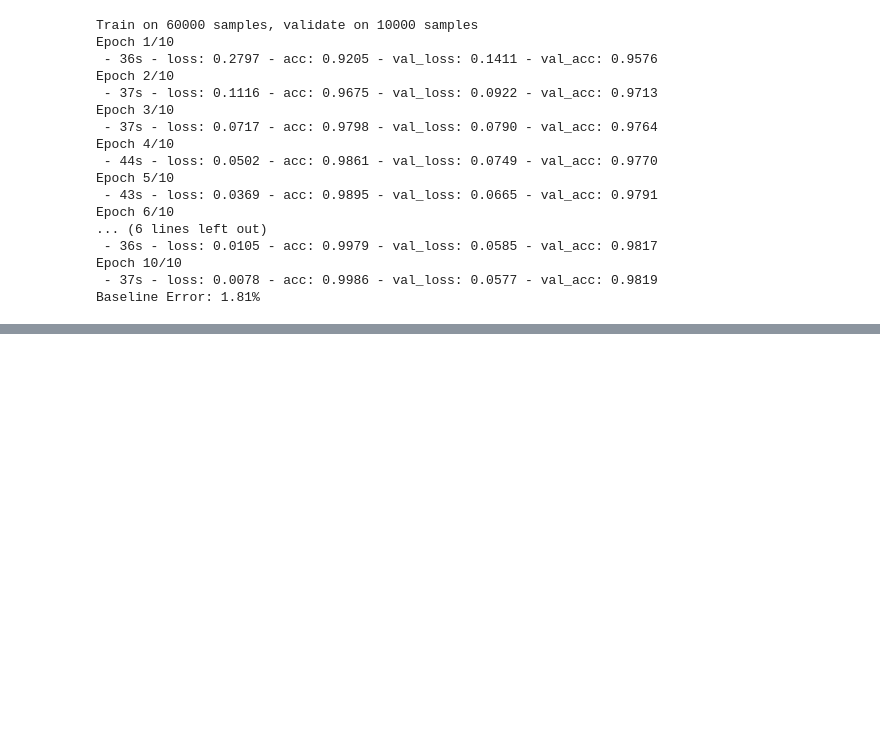
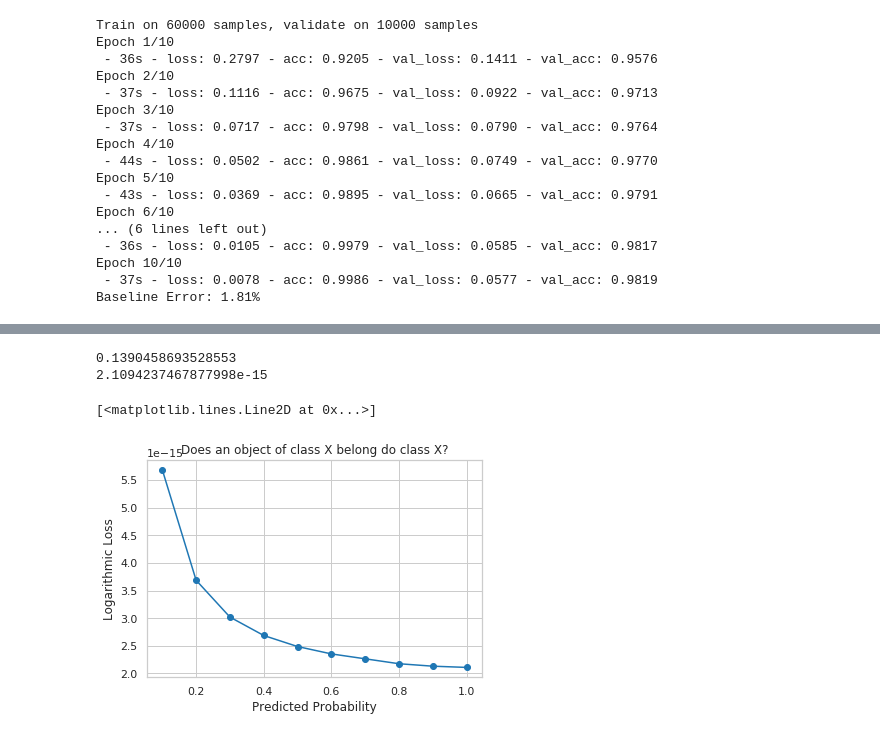
Before and after one commit to elektrobohemian/courses, a Jupyter notebook: EvaluationMachineLearning.ipynb, the cells around one changed output, grey strips where cells are left out. Cells and saved outputs as stored; diff of their text form; code cells hidden in the pictures; blank space fills up the shorter version.

```diff
--- a/EvaluationMachineLearning.ipynb
+++ b/EvaluationMachineLearning.ipynb
@@ -233,0 +311,34 @@ im Naive-Bayes-Beispiel
+# %%
+from sklearn.metrics import log_loss
+
+# the correct cluster for each sample, i.e., sample 1 is in class 0
+y_true = [0, 0, 1, 1,2]
+# the predictions: 1st sample is 90% predicted to be in class 0
+y_pred = [[.9, .1,.0], [.8, .2,.0], [.3, .7,.0], [.01, .99,.0],[.0,.0,1.0]]
+print(log_loss(y_true, y_pred))
+
+# perfect prediction
+y_perfect = [[1.0, .0,.0], [1.0, .0,.0], [.0, 1.0,.0], [0, 1.0,.0],[.0,.0,1.0]]
+print(log_loss(y_true, y_perfect))
+
+x=[]
+y=[]
+# the for loop modifies the first prediction of an element belonging to class 0 from 0 to 1
+# in other words, from a wrong to a correct prediction
+for i in range(1,11):
+    r2=y_perfect
+    r2[0][0]=float(i/10)
+    x.append(r2[0][0])
+    y.append(log_loss(y_true,r2))
+
+# plot the result
+plt.xlabel("Predicted Probability")
+plt.ylabel("Logarithmic Loss")
+plt.title("Does an object of class X belong do class X?")
+plt.plot(x,y,'o-')
+#plt.savefig("test.pdf",format="pdf")
+# %% [output]
+0.1390458693528553
+2.1094237467877998e-15
+[<matplotlib.lines.Line2D at 0x...>]
+[figure, added]
```
Also changed, not shown: parts of 22 cells of this notebook, 3 other files.
